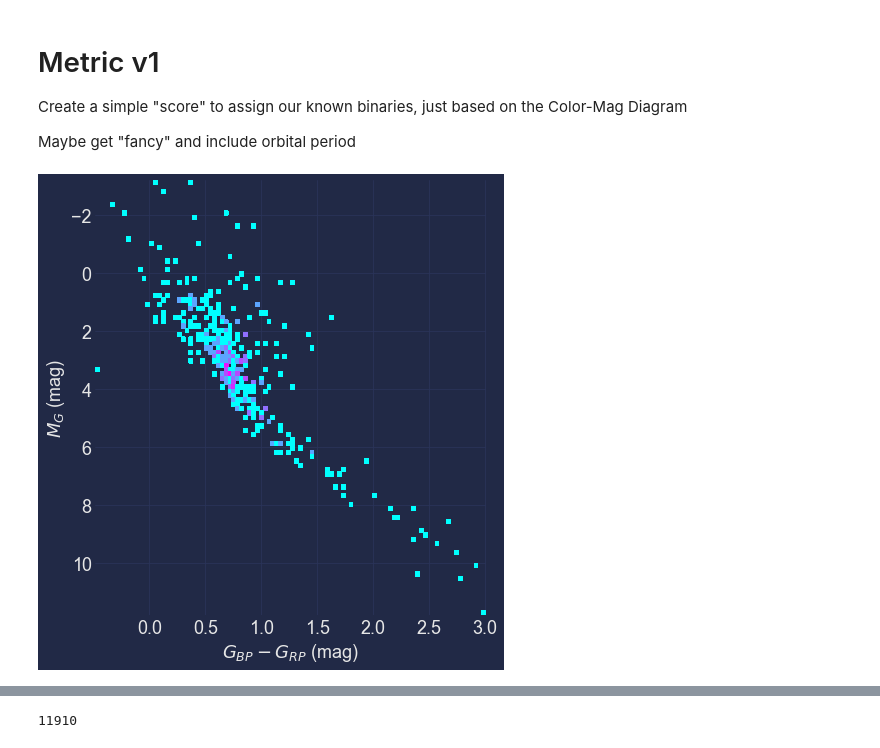
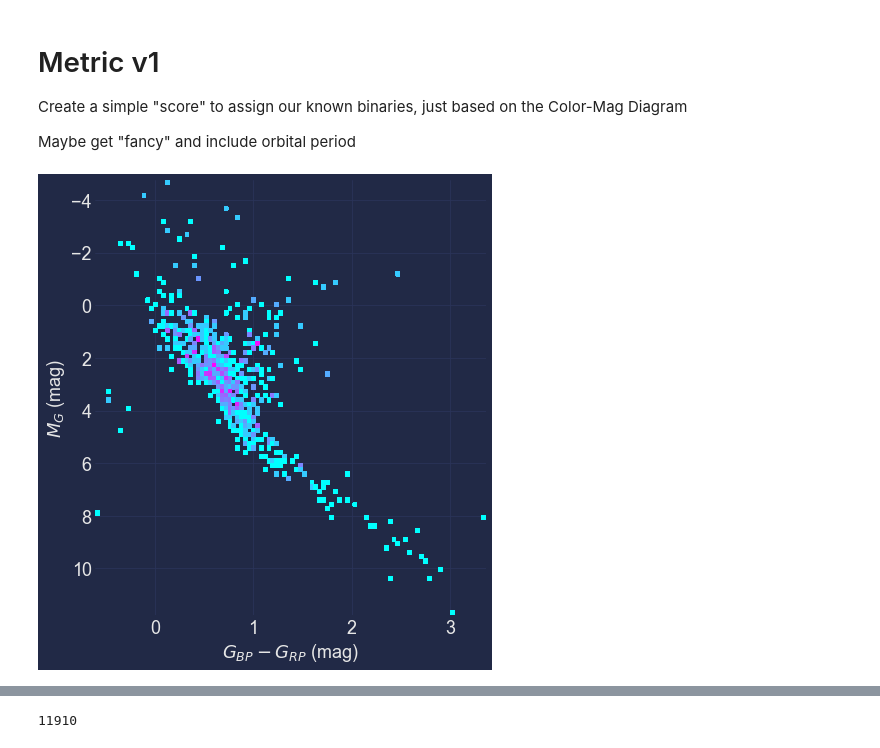
Before and after one commit to jradavenport/EBHRD, a Jupyter notebook: notebooks/metric_v1.ipynb, the cells around one changed output, grey strips where cells are left out. Saved outputs shown, nothing was run; the diff lists cells and outputs as text; code cells hidden in the pictures.

```diff
--- a/notebooks/metric_v1.ipynb
+++ b/notebooks/metric_v1.ipynb
@@ -50,21 +50,22 @@ numerator = pd.read_csv('BigCat.csv')
 
 denominator = pd.read_csv('gaia_tess2min.csv')
 # %%
-EHow = pd.read_csv('EHow.csv')
+# EHow = pd.read_csv('EHow.csv')
+EHow = pd.read_csv('Erin_and_Known_EBs.csv')
 Eok = ((EHow['parallax'] > 0) &
        np.isfinite(EHow['bp_rp']) &
        np.isfinite(EHow['phot_g_mean_mag']))
 
 plt.figure(figsize=(7,8))
 plt.hist2d(EHow['bp_rp'][Eok],
             EHow['phot_g_mean_mag'][Eok] - 5. * np.log10(1000./EHow['parallax'][Eok]) + 5,
            norm=LogNorm(), cmap=plt.cm.cool, bins=100)
 
 plt.gca().invert_yaxis()
 
 plt.xlabel('$G_{BP} - G_{RP}$ (mag)')
 plt.ylabel('$M_G$ (mag)')
 plt.grid(True)
 # %% [output]
-[figure, old version]
+[figure, new version]
 # %%
```
Also changed, not shown: parts of 15 cells of this notebook, 3 other files.
